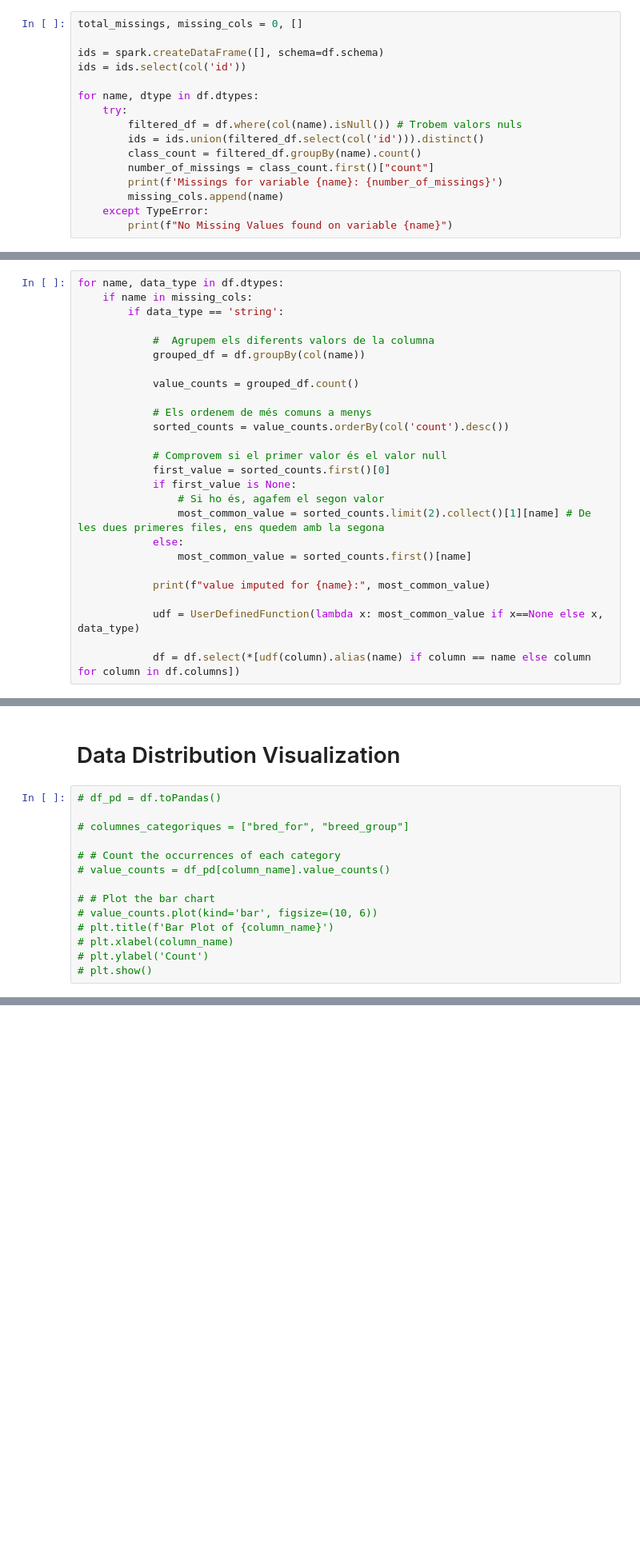
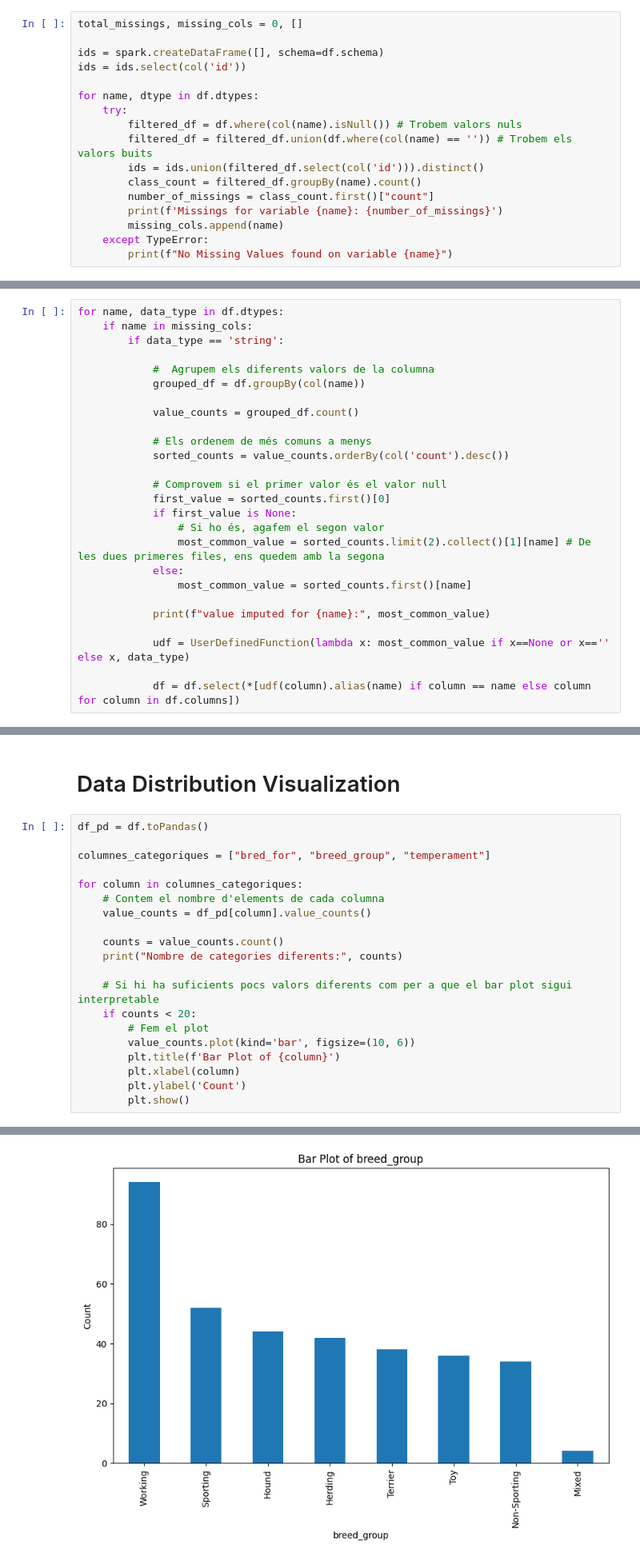
Before and after one commit to SeaSky2508/BDA-P1, a Jupyter notebook: code/data_preparation_pipeline/dog_caract2_preprocess.ipynb, the cells around one changed output, grey strips where cells are left out. Shown at 80% size. Saved outputs shown, nothing was run; the diff lists cells and outputs as text; blank space fills up the shorter version.

```diff
--- a/code/data_preparation_pipeline/dog_caract2_preprocess.ipynb
+++ b/code/data_preparation_pipeline/dog_caract2_preprocess.ipynb
@@ -79,6 +79,7 @@ ids = ids.select(col('id'))
 for name, dtype in df.dtypes:
     try:
         filtered_df = df.where(col(name).isNull()) # Trobem valors nuls
+        filtered_df = filtered_df.union(df.where(col(name) == '')) # Trobem els valors buits
         ids = ids.union(filtered_df.select(col('id'))).distinct()
         class_count = filtered_df.groupBy(name).count()
         number_of_missings = class_count.first()["count"]
@@ -159,7 +160,7 @@ for name, data_type in df.dtypes:
 
             print(f"value imputed for {name}:", most_common_value)
 
-            udf = UserDefinedFunction(lambda x: most_common_value if x==None else x, data_type)
+            udf = UserDefinedFunction(lambda x: most_common_value if x==None or x=='' else x, data_type)
 
             df = df.select(*[udf(column).alias(name) if column == name else column for column in df.columns])
 # %% [output]
@@ -193,16 +194,23 @@ No Missing Values found on variable temperament
 # %% [markdown]
 # Data Distribution Visualization
 # %%
-# df_pd = df.toPandas()
+df_pd = df.toPandas()
 
-# columnes_categoriques = ["bred_for", "breed_group"]
+columnes_categoriques = ["bred_for", "breed_group", "temperament"]
 
-# # Count the occurrences of each category
-# value_counts = df_pd[column_name].value_counts()
+for column in columnes_categoriques:
+    # Contem el nombre d'elements de cada columna
+    value_counts = df_pd[column].value_counts()
 
-# # Plot the bar chart
-# value_counts.plot(kind='bar', figsize=(10, 6))
-# plt.title(f'Bar Plot of {column_name}')
-# plt.xlabel(column_name)
-# plt.ylabel('Count')
-# plt.show()
+    counts = value_counts.count()
+    print("Nombre de categories diferents:", counts)
+
+    # Si hi ha suficients pocs valors diferents com per a que el bar plot sigui interpretable
+    if counts < 20:
+        # Fem el plot
+        value_counts.plot(kind='bar', figsize=(10, 6))
+        plt.title(f'Bar Plot of {column}')
+        plt.xlabel(column)
+        plt.ylabel('Count')
+        plt.show()
+# %% [output]
@@ -208,0 +219 @@ No Missing Values found on variable temperament
+[figure, added]
```
Also changed, not shown: parts of 11 cells of this notebook, 1 other file.
